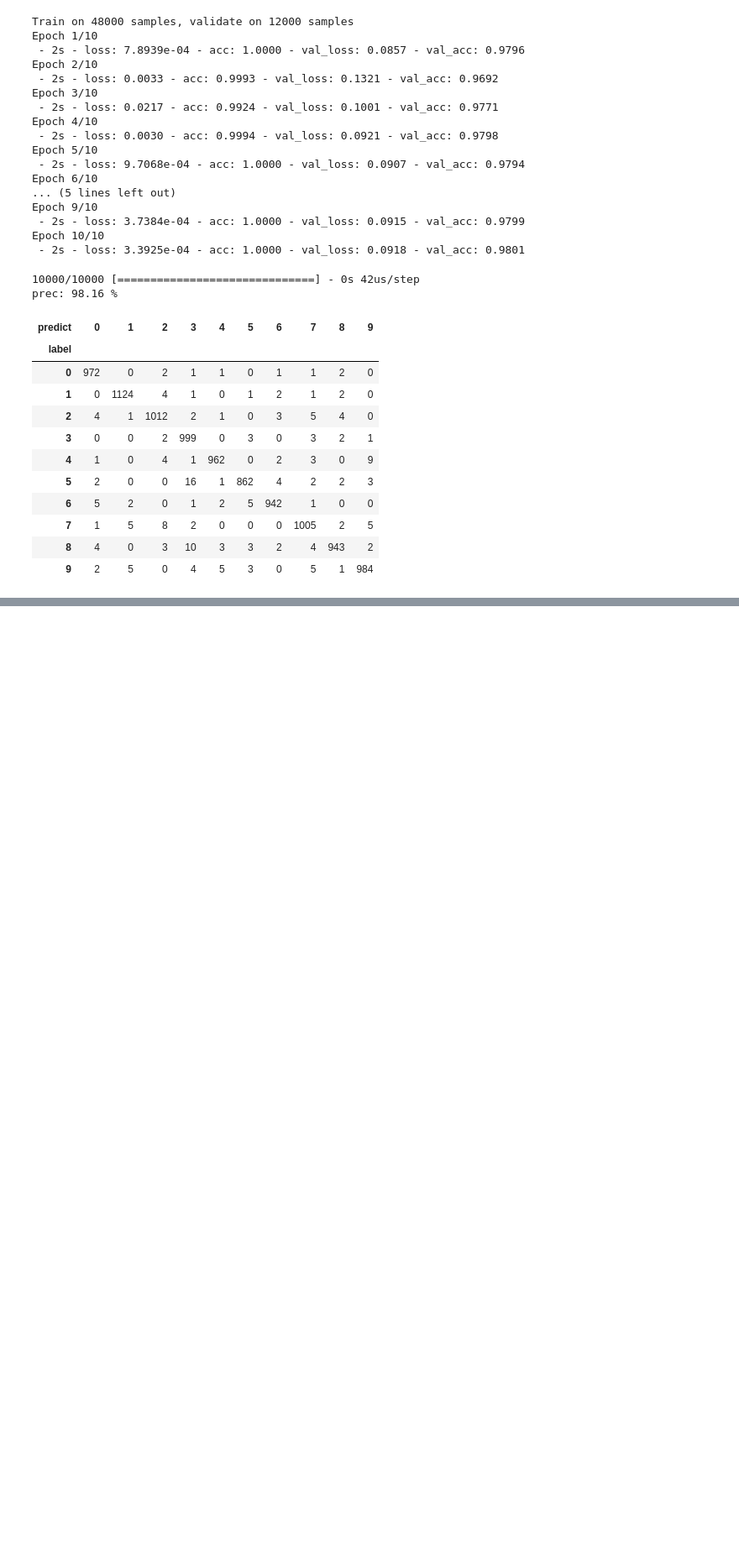
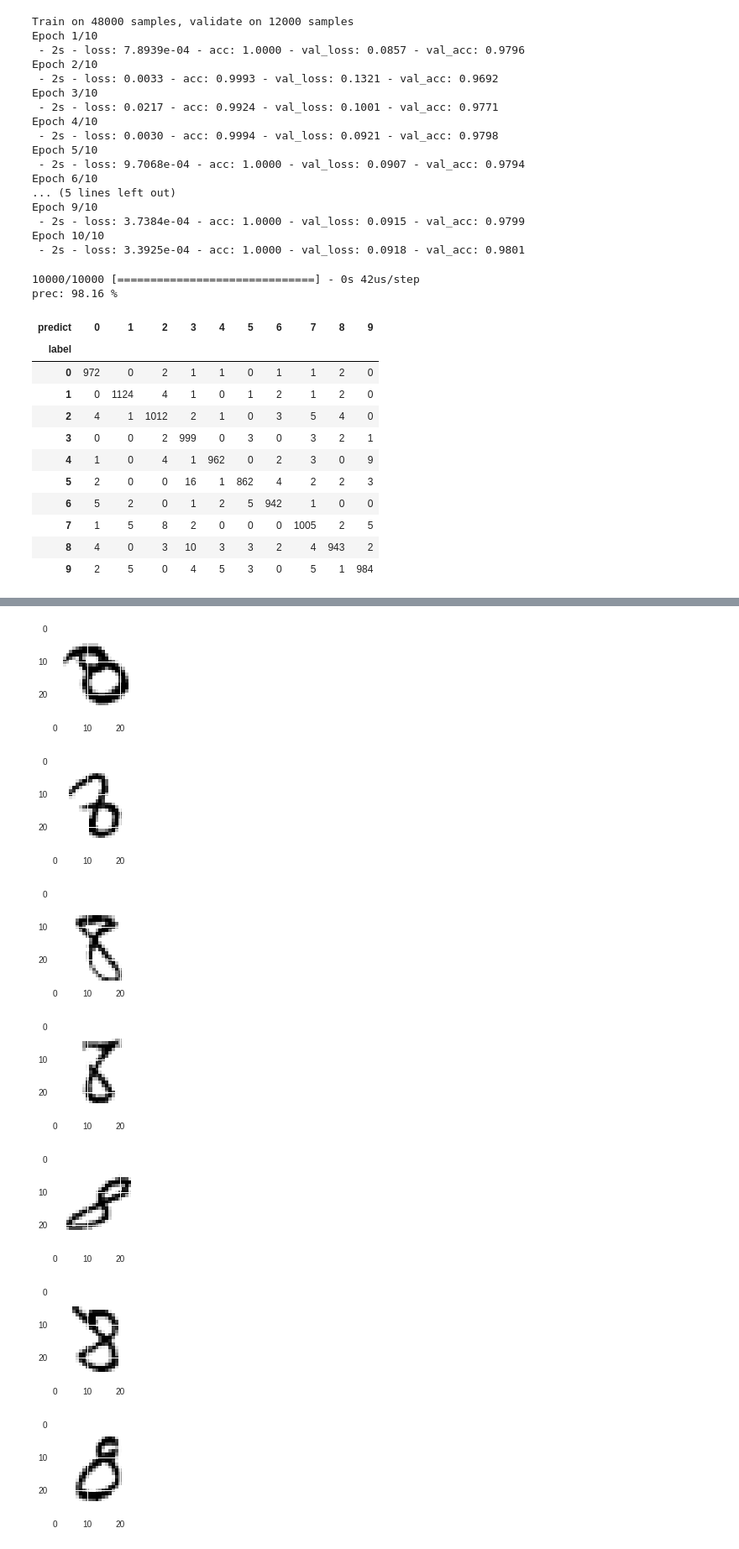
Before and after one commit to wenpinn/keras_mnit, a Jupyter notebook: mnist.ipynb, the cells around one changed output, grey strips where cells are left out. Shown at 84% size. Drawn from its saved outputs; the diff is of its cells as text; code cells hidden in the pictures; blank space fills up the shorter version.

```diff
--- a/mnist.ipynb
+++ b/mnist.ipynb
@@ -175,0 +172,3 @@ print(df)
+# %%
+df_8to3=df[(df.label==8) & (df.predict==3)]
+print(df_8to3)
@@ -175,0 +187,11 @@ print(df)
+# %%
+for i in df_8to3.index:
+  plot_image(X_test_image[i])
+# %% [output]
+[figure, added]
+[figure, added]
+[figure, added]
+[figure, added]
+[figure, added]
+[figure, added]
+[figure, added]
```
Also changed, not shown: parts of 3 cells of this notebook.
